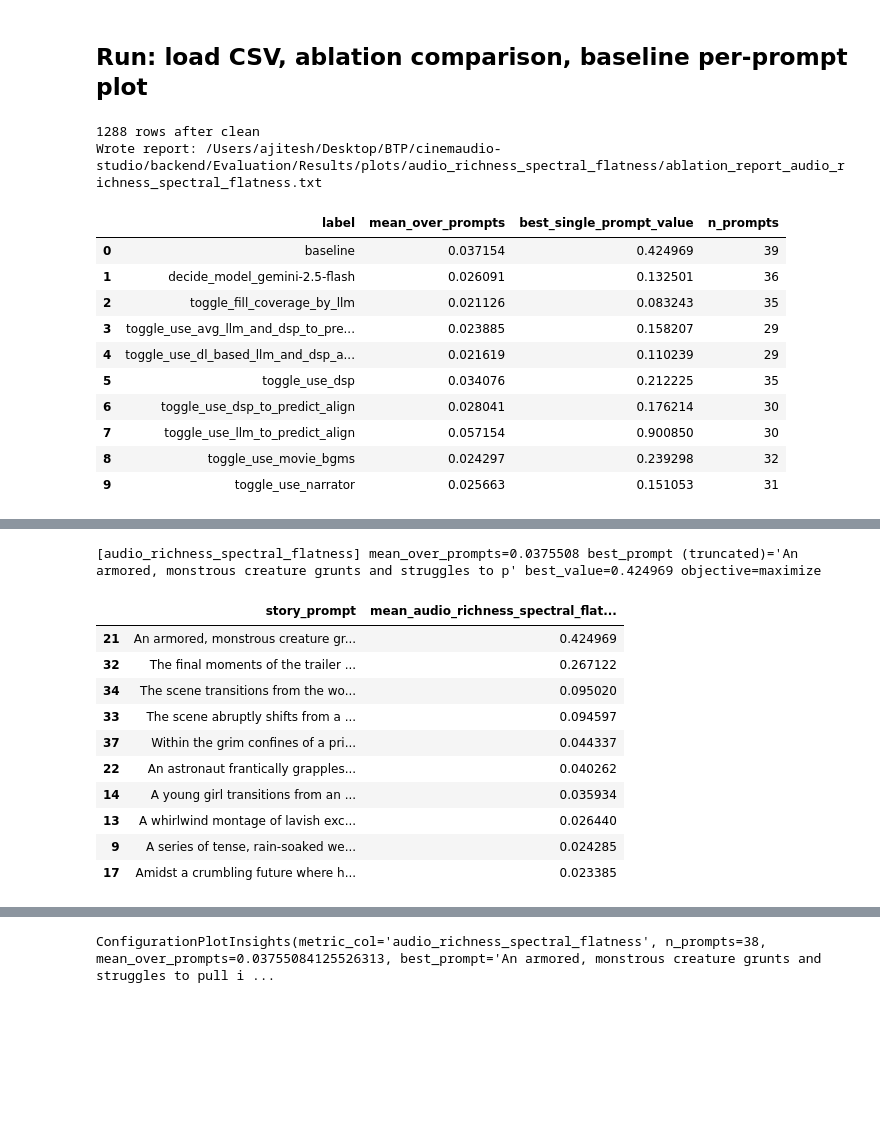
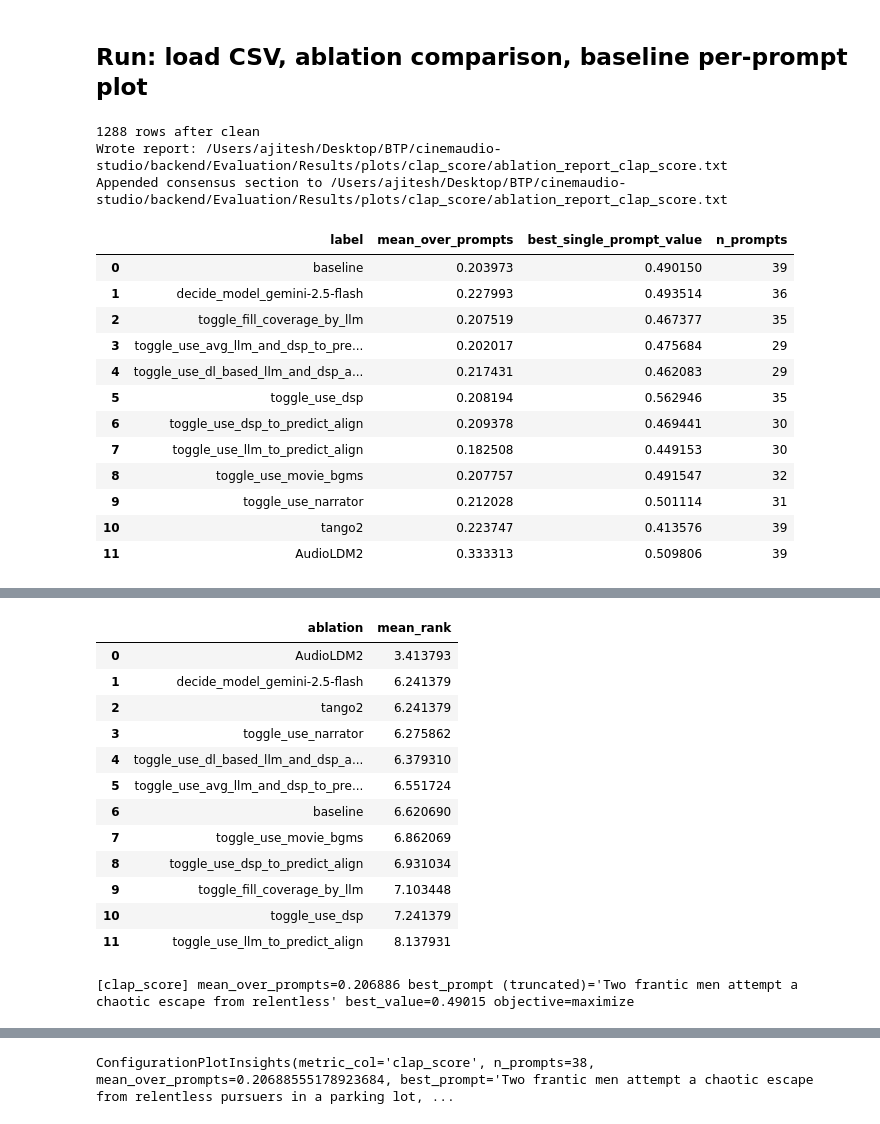
Before and after one commit to Ajitesh-jam/cinemaudio-studio, a Jupyter notebook: backend/Evaluation/visualize_results.ipynb, the cells around one changed output, grey strips where cells are left out. Saved outputs shown, nothing was run; the diff lists cells and outputs as text; code cells hidden in the pictures; blank space fills up the shorter version.

Commit message:
results

```diff
--- a/backend/Evaluation/visualize_results.ipynb
+++ b/backend/Evaluation/visualize_results.ipynb
@@ -686,6 +929,25 @@ insights
 # %% [markdown]
 ## Run: load CSV, ablation comparison, baseline per-prompt plot
 # %%
+import sys
+from pathlib import Path
+
+# Defined in visualize_results.py (not in this notebook): extended consensus + plots.
+_eval_root = Path.cwd()
+if not (_eval_root / "visualize_results.py").is_file():
+    _alt = Path.cwd() / "backend" / "Evaluation" / "visualize_results.py"
+    if _alt.is_file():
+        _eval_root = _alt.parent
+if str(_eval_root) not in sys.path:
+    sys.path.insert(0, str(_eval_root))
+
+import importlib
+
+import visualize_results
+
+importlib.reload(visualize_results)
+from visualize_results import compare_ablations_for_metric_extended
+
 try:
     from IPython.display import display
 except ImportError:
@@ -700,6 +962,8 @@ METRIC = "clap_score"
 SPECIALIST_TAG = "baseline_tango2"
 CSV_PATH = NOTEBOOK_DIR / "Results" / "final_results.csv"
 PLOTS_ROOT = NOTEBOOK_DIR / "Results" / "plots"
+TANGO_BASELINE_CSV = NOTEBOOK_DIR / "Results" / "tango2_results.csv"
+AUDIOLDM_BASELINE_CSV = NOTEBOOK_DIR / "Results" / "audioldm2_results.csv"
 INCLUDE_DECIDE_MODEL = True
 INCLUDE_SPECIALIST_ABLATIONS = False
 OBJECTIVE = None
@@ -708,41 +972,46 @@ df_raw = load_results_csv(str(CSV_PATH))
 df_clean = clean_results_df(df_raw)
 print(len(df_clean), "rows after clean")
 
 summary, report_text, matrix, wins_df, ranks_df = compare_ablations_for_metric_extended(
     df_clean,
     METRIC,
     objective=OBJECTIVE,
     specialist_model_variant_tag=SPECIALIST_TAG,
     output_dir=str(PLOTS_ROOT),
     include_decide_model=INCLUDE_DECIDE_MODEL,
     include_specialist_ablations=INCLUDE_SPECIALIST_ABLATIONS,
+    tango_baseline_csv=str(TANGO_BASELINE_CSV),
+    audioldm_baseline_csv=str(AUDIOLDM_BASELINE_CSV),
 )
 display(summary)
 if not matrix.empty:
     display(wins_df.head(15))
     display(ranks_df.head(15))
 
 run_sub = NOTEBOOK_DIR / "Results" / "plots" / _sanitize_metric_for_path(METRIC)
 per_prompt_df, insights = plot_metric_for_configuration(
     df_clean,
     METRIC,
     configuration=None,
     output_path=str(run_sub / f"per_prompt_{METRIC}_baseline.png"),
     objective=OBJECTIVE,
 )
 display(per_prompt_df.head(10))
 insights
 # %% [output]
 1288 rows after clean
-Wrote report: /Users/ajitesh/Desktop/BTP/cinemaudio-studio/backend/Evaluation/Results/plots/audio_richness_spectral_flatness/ablation_report_audio_richness_spectral_flatness.txt
+Wrote report: /Users/ajitesh/Desktop/BTP/cinemaudio-studio/backend/Evaluation/Results/plots/clap_score/ablation_report_clap_score.txt
+Appended consensus section to /Users/ajitesh/Desktop/BTP/cinemaudio-studio/backend/Evaluation/Results/plots/clap_score/ablation_report_clap_score.txt
 |  | label | mean_over_prompts | best_single_prompt_value | n_prompts |
-| 0 | baseline | 0.037154 | 0.424969 | 39 |
-| 1 | decide_model_gemini-2.5-flash | 0.026091 | 0.132501 | 36 |
-| 2 | toggle_fill_coverage_by_llm | 0.021126 | 0.083243 | 35 |
-| 3 | toggle_use_avg_llm_and_dsp_to_pre... | 0.023885 | 0.158207 | 29 |
-| 4 | toggle_use_dl_based_llm_and_dsp_a... | 0.021619 | 0.110239 | 29 |
-| 5 | toggle_use_dsp | 0.034076 | 0.212225 | 35 |
-| 6 | toggle_use_dsp_to_predict_align | 0.028041 | 0.176214 | 30 |
-| 7 | toggle_use_llm_to_predict_align | 0.057154 | 0.900850 | 30 |
-| 8 | toggle_use_movie_bgms | 0.024297 | 0.239298 | 32 |
-| 9 | toggle_use_narrator | 0.025663 | 0.151053 | 31 |
+| 0 | baseline | 0.203973 | 0.490150 | 39 |
+| 1 | decide_model_gemini-2.5-flash | 0.227993 | 0.493514 | 36 |
+| 2 | toggle_fill_coverage_by_llm | 0.207519 | 0.467377 | 35 |
+| 3 | toggle_use_avg_llm_and_dsp_to_pre... | 0.202017 | 0.475684 | 29 |
+| 4 | toggle_use_dl_based_llm_and_dsp_a... | 0.217431 | 0.462083 | 29 |
+| 5 | toggle_use_dsp | 0.208194 | 0.562946 | 35 |
+| 6 | toggle_use_dsp_to_predict_align | 0.209378 | 0.469441 | 30 |
+| 7 | toggle_use_llm_to_predict_align | 0.182508 | 0.449153 | 30 |
+| 8 | toggle_use_movie_bgms | 0.207757 | 0.491547 | 32 |
+| 9 | toggle_use_narrator | 0.212028 | 0.501114 | 31 |
+| 10 | tango2 | 0.223747 | 0.413576 | 39 |
+| 11 | AudioLDM2 | 0.333313 | 0.509806 | 39 |
@@ -749,12 +1031,14 @@ Wrote report: /Users/ajitesh/Desktop/BTP/cinemaudio-studio/backend/Evaluation/Re
+|  | ablation | mean_rank |
+| 0 | AudioLDM2 | 3.413793 |
+| 1 | decide_model_gemini-2.5-flash | 6.241379 |
+| 2 | tango2 | 6.241379 |
+| 3 | toggle_use_narrator | 6.275862 |
+| 4 | toggle_use_dl_based_llm_and_dsp_a... | 6.379310 |
+| 5 | toggle_use_avg_llm_and_dsp_to_pre... | 6.551724 |
+| 6 | baseline | 6.620690 |
+| 7 | toggle_use_movie_bgms | 6.862069 |
+| 8 | toggle_use_dsp_to_predict_align | 6.931034 |
+| 9 | toggle_fill_coverage_by_llm | 7.103448 |
+| 10 | toggle_use_dsp | 7.241379 |
+| 11 | toggle_use_llm_to_predict_align | 8.137931 |
-[audio_richness_spectral_flatness] mean_over_prompts=0.0375508 best_prompt (truncated)='An armored, monstrous creature grunts and struggles to p' best_value=0.424969 objective=maximize
+[clap_score] mean_over_prompts=0.206886 best_prompt (truncated)='Two frantic men attempt a chaotic escape from relentless' best_value=0.49015 objective=maximize
-|  | story_prompt | mean_audio_richness_spectral_flat... |
-| 21 | An armored, monstrous creature gr... | 0.424969 |
-| 32 | The final moments of the trailer ... | 0.267122 |
-| 34 | The scene transitions from the wo... | 0.095020 |
-| 33 | The scene abruptly shifts from a ... | 0.094597 |
-| 37 | Within the grim confines of a pri... | 0.044337 |
-| 22 | An astronaut frantically grapples... | 0.040262 |
-| 14 | A young girl transitions from an ... | 0.035934 |
-| 13 | A whirlwind montage of lavish exc... | 0.026440 |
-| 9 | A series of tense, rain-soaked we... | 0.024285 |
-| 17 | Amidst a crumbling future where h... | 0.023385 |
@@ -761 +1056 @@ Wrote report: /Users/ajitesh/Desktop/BTP/cinemaudio-studio/backend/Evaluation/Re
-ConfigurationPlotInsights(metric_col='audio_richness_spectral_flatness', n_prompts=38, mean_over_prompts=0.03755084125526313, best_prompt='An armored, monstrous creature grunts and struggles to pull i ...
+ConfigurationPlotInsights(metric_col='clap_score', n_prompts=38, mean_over_prompts=0.20688555178923684, best_prompt='Two frantic men attempt a chaotic escape from relentless pursuers in a parking lot, ...
```
Also changed, not shown: parts of 7 cells of this notebook, 35 other files.
